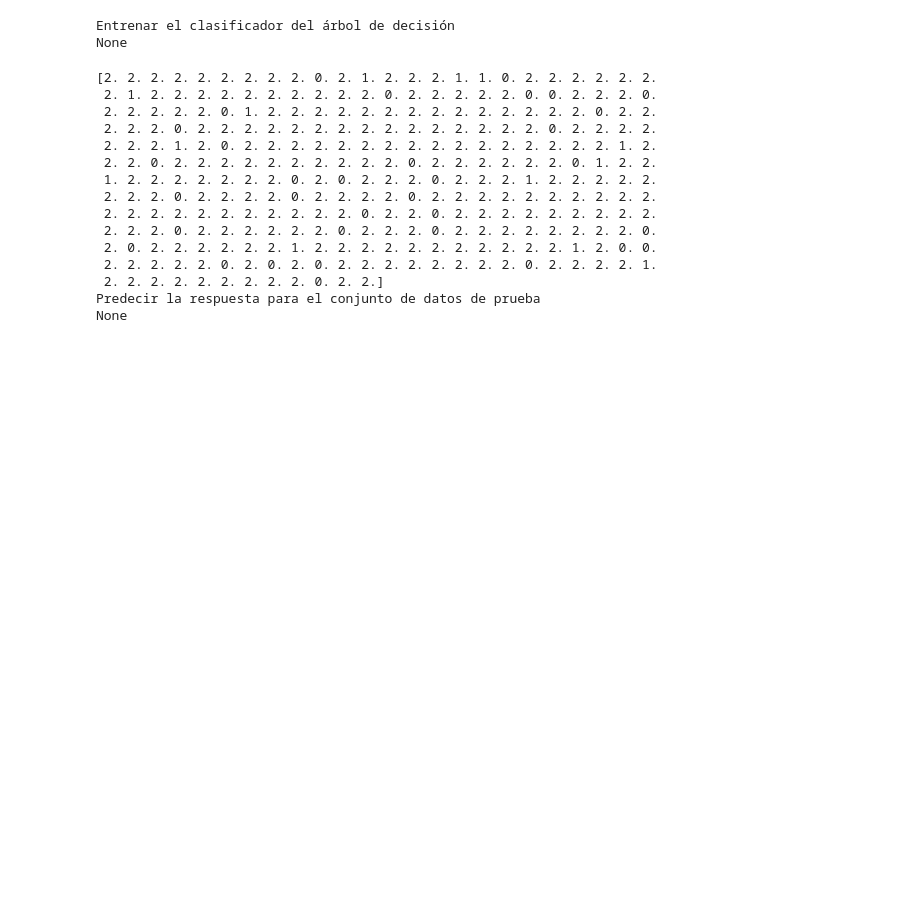
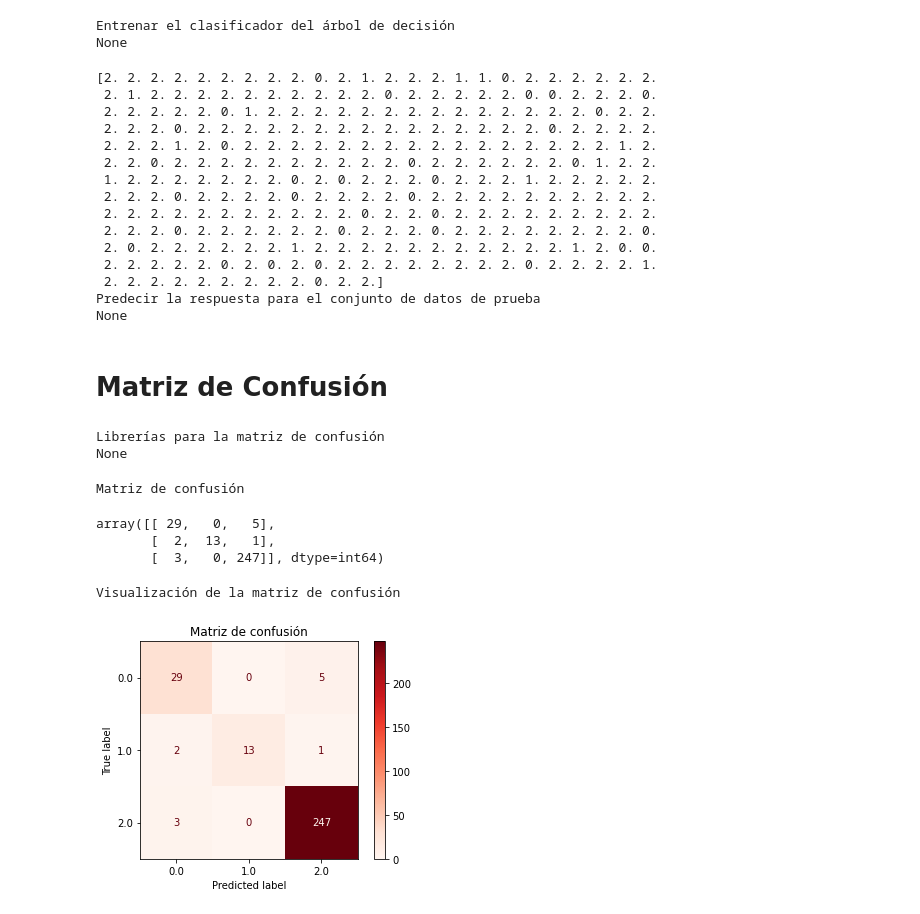
Before and after one commit to Karla1711/Laboratorio_AD-KV, a Jupyter notebook: [NRC_6292]_KarlaVera_Lab1Unidad2(versionamiento)-checkpoint.ipynb, the cells around one changed output. Saved outputs shown, nothing was run; the diff lists cells and outputs as text; code cells hidden in the pictures; blank space fills up the shorter version.

Commit message:
Matriz de confusión

```diff
--- a/[NRC_6292]_KarlaVera_Lab1Unidad2(versionamiento)-checkpoint.ipynb
+++ b/[NRC_6292]_KarlaVera_Lab1Unidad2(versionamiento)-checkpoint.ipynb
@@ -206,3 +206,36 @@ print(predecirAD())
  2. 2. 2. 2. 2. 2. 2. 2. 2. 0. 2. 2.]
 Predecir la respuesta para el conjunto de datos de prueba
 None
+# %% [markdown]
+# Matriz de Confusión
+# %%
+def libreriasMC():
+    '''Librerías para la matriz de confusión'''
+import matplotlib.pyplot as plt
+from sklearn.metrics import accuracy_score, precision_score, confusion_matrix, ConfusionMatrixDisplay
+from sklearn.metrics import plot_confusion_matrix
+print(libreriasMC.__doc__)
+print(libreriasMC())
+# %% [output]
+Librerías para la matriz de confusión
+None
+# %%
+def matriz():
+    '''Matriz de confusión'''
+print(matriz.__doc__)
+confusion_matrix(y_test, y_pred)
+# %% [output]
+Matriz de confusión
+array([[ 29,   0,   5],
+       [  2,  13,   1],
+       [  3,   0, 247]], dtype=int64)
+# %%
+def visualizar():
+    '''Visualización de la matriz de confusión'''
+print(visualizar.__doc__)
+plot_confusion_matrix(clf, X_test, y_test, cmap=plt.cm.Reds)
+plt.title("Matriz de confusión")
+plt.show()
+# %% [output]
+Visualización de la matriz de confusión
+[figure, added]
```
Also changed, not shown: parts of 1 cell of this notebook.
